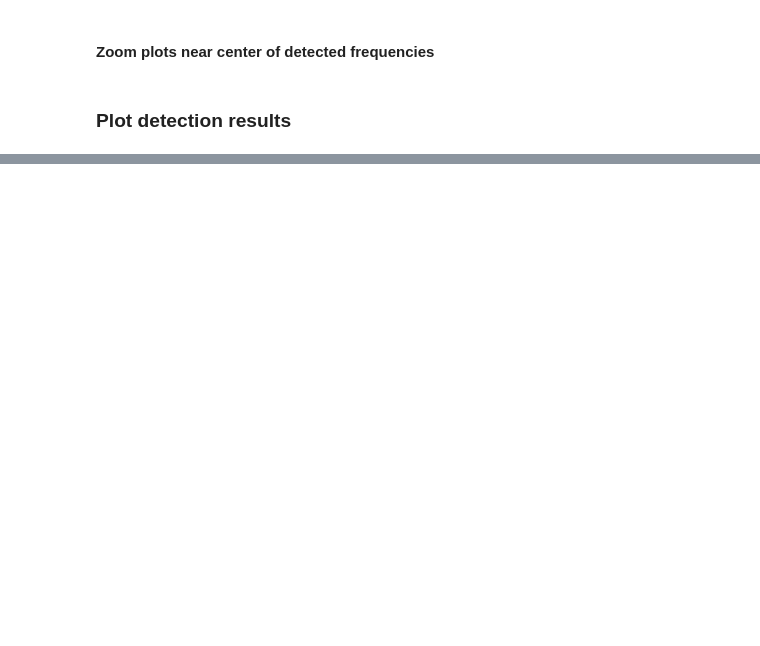
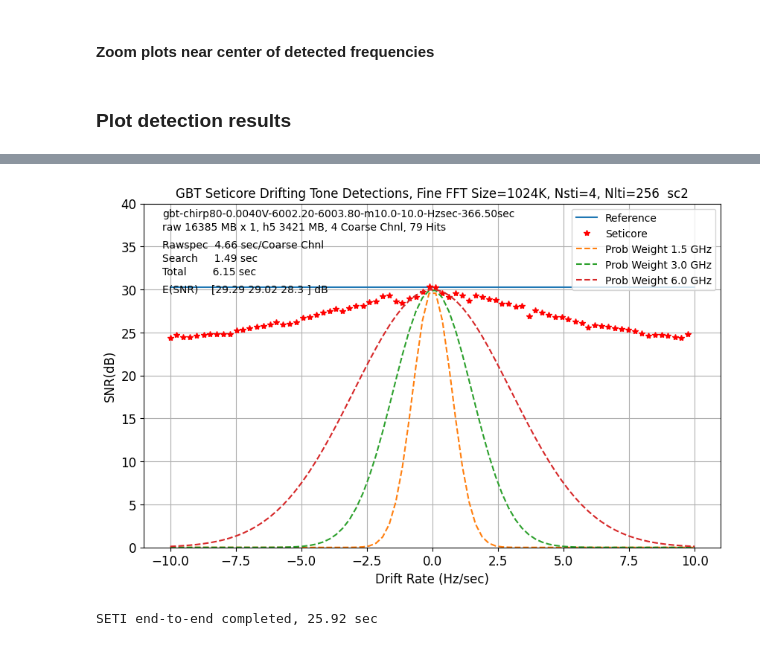
Before and after one commit to khouston22/seti_end_to_end, a Jupyter notebook: 01_seti_end_to_end.ipynb, the cells around one changed output, grey strips where cells are left out. Saved outputs shown, nothing was run; the diff lists cells and outputs as text; code cells hidden in the pictures; blank space fills up the shorter version.

```diff
--- a/01_seti_end_to_end.ipynb
+++ b/01_seti_end_to_end.ipynb
@@ -97,3 +103,6 @@ except NameError:
 # %% [markdown]
 #### Parameter setup for seticore and turboseti runs
 Need to be sure proper seticore2 branch is set up and compiled (e.g. "git checkout sc2", "git status", "meson compile"), and indicated here
+# %%
+branch = get_SC2_branch()
+print(branch)
@@ -376,4 +468,5 @@ p
 # %%
+n_coarse_channels = p['n_coarse_channels']
 snr_input_db = 10*np.log10(signal_level**2 /2)  # 1/2 2 pols
 snr_coarse_db = snr_input_db + 10*np.log10(n_coarse_channels)
 snr_fine_db = snr_coarse_db + 10*np.log10(fine_fft_size)
@@ -401,8 +494,8 @@ fig_name_base = raw_file_stem + '-' + config_str2
 if verbose: print(f'{fig_name_base = }')
 
 if math.isnan(f_start1_MHz):
-    fig_df = obs_bw_MHz*1e6
-    fig_f_limits_MHz = [f_min_MHz , f_max_MHz]
+    fig_df = p['obs_bw_MHz']*1e6
+    fig_f_limits_MHz = [f_min_MHz,f_max_MHz]
     f_start1_MHz = f_min_MHz
     f_stop1_MHz = f_max_MHz
 else:
@@ -576,11 +691,0 @@ df_core
-# %%
-f_start_core = df_core.values[:,5]*1e6
-drift_rate_core = df_core.values[:,1]
-snr_core_db = db(df_core.values[:,2])
-# print(snr_core_db)
-# for ff, dd, ssnr in zip(f_start_core*1e-6, drift_rate_core,snr_core_db):
-#        print('{0:8.2f} {1:8.2f} {2:8.2f}'.format(ff,dd,ssnr))
-ii = np.nonzero(np.abs(drift_rate_core)>df_dt_incr/2)
-snr_core_db_wavg = wt_avg(snr_core_db[ii],drift_rate_core[ii],sigma_drift)
-
-if verbose: print(f'{snr_core_db_wavg = }')
@@ -706,24 +836,49 @@ if (plot_dets1 & isChirp):
 # %%
-if plot_dets2 & run_turbo & isChirp:
-        t_search = t_turbo
-        t_total = t_rawspec + t_search
-        snr_string ='E(SNR)    ' + np.array2string(snr_turbo_db_wavg,precision=1) + ' dB'
 
-        pltg.plot_generic(x_data=[drift_rate_truth,drift_rate_turbo],
-                y_data=[ref_snr_db*np.ones(np.size(drift_rate_truth)),snr_turbo_db],
-                xy_markers = ['*','r*'],
-                xy_legend = ['Reference','TurboSETI'],
+if False & plot_dets2 & isChirp:
+
+        pltg.plot_generic(x_data=[drift_rate_truth,det_drift_rate],
+                y_data=[ref_snr_db*np.ones(np.size(drift_rate_truth)),det_snr_db],
+                xy_markers = ['-','r*'],
+                xy_legend = ['Reference','Seticore'],
                 x_limits=[sig_min_drift-1,sig_max_drift+1],
                 y_limits=[5., np.amax((45.,5.*np.ceil(ref_snr_db/5)+5.))],
                 x_label = 'Drift Rate (Hz/sec)',
                 y_label = 'SNR(dB)',
-                fig_title= telescope.upper() + ' TurboSETI Drifting Tone Detections, ' + config_str,
+                fig_title= telescope.upper() + ' '+search_app_string+' Drifting Tone Detections, ' + config_str,
                 fig_text_list=[[.15,.85,raw_file_stem],
-                                [.15,.82,f'raw {raw_size_MB:3.0f} MB, h5 {h5_size_MB:3.0f} MB'],
-                                [.15,.78,f'Rawspec {t_rawspec:5.2f} sec'],
+                                [.15,.82,f'raw {raw_size_MB:3.0f} MB x {p["n_raw_files"]}, h5 {h5_size_MB:3.0f} MB, {n_coarse_channels} Coarse Chnl, {n_det} Hits'],
+                                [.15,.78,f'Rawspec {t_rawspec:5.2f} sec/Coarse Chnl'],
                                 [.15,.75,f'Search    {t_search:5.2f} sec'],
                                 [.15,.72,f'Total       {t_total:5.2f} sec'],
                                 [.15,.68,snr_string]],
                 legend_loc = 'lower right',
                 display_fig=display_figs01,
-                savfig_name=fig_dir+'05-' + fig_name_base+'-turbo-det-'+test_case+'.png')
+                savfig_name=fig_dir+'07-' + fig_name_base+'-'+search_app_string.lower()+'-det-'+test_case+'.png')
+
+if plot_dets2 & isChirp:
+        prob_weight = 30*np.exp(-np.square(np.outer(drift_rate_truth,np.reciprocal(sigma_drift)))/2.)
+        prob_legend = ['']*len(sigma_drift)
+        for i_cfreq,cfreq in enumerate(f_sigma_drift):
+                prob_legend[i_cfreq] = f'Prob Weight {cfreq*1e-9:.1f} GHz'
+
+        pltg.plot_generic(x_data=[drift_rate_truth,det_drift_rate,drift_rate_truth],
+                y_data=[ref_snr_db*np.ones(np.size(drift_rate_truth)),det_snr_db,prob_weight],
+                xy_markers = ['-','r*','--'],
+                xy_legend = ['Reference',search_app_string,prob_legend],
+                x_limits=[sig_min_drift-1,sig_max_drift+1],
+                y_limits=[0., np.amax((40.,5.*np.ceil(ref_snr_db/5)+5.))],
+                x_label = 'Drift Rate (Hz/sec)',
+                y_label = 'SNR(dB)',
+                fig_title= telescope.upper() + ' '+search_app_string+' Drifting Tone Detections, ' + config_str,
+                fig_text_list=[[.15,.85,raw_file_stem],
+                                [.15,.82,f'raw {raw_size_MB:3.0f} MB x {p["n_raw_files"]}, h5 {h5_size_MB:3.0f} MB, {n_coarse_channels} Coarse Chnl, {n_det} Hits'],
+                                [.15,.78,f'Rawspec {t_rawspec:5.2f} sec/Coarse Chnl'],
+                                [.15,.75,f'Search    {t_search:5.2f} sec'],
+                                [.15,.72,f'Total       {t_total:5.2f} sec'],
+                                [.15,.68,snr_string]],
+                legend_loc = 'upper right',
+                display_fig=display_figs01,
+                savfig_name=fig_dir+'08-' + fig_name_base+'-'+search_app_string.lower()+'-det-'+test_case+'.png')
+# %% [output]
+[figure, added]
@@ -811,0 +885,5 @@ if plot_dets2 & isguppi:
+# %%
+t_e2e = time.time() - t_e2e_start
+print(f'SETI end-to-end completed, {t_e2e:.2f} sec\n')
+# %% [output]
+SETI end-to-end completed, 25.92 sec
```
Also changed, not shown: parts of 34 cells of this notebook, 1 other file.
